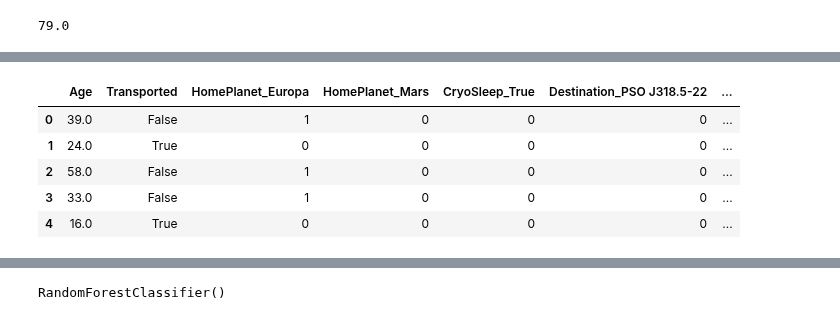
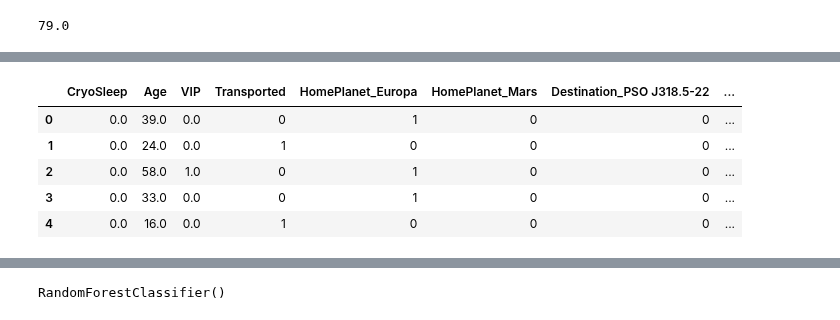
Before and after one commit to Chirag314/EDA, a Jupyter notebook: spaceship_titanic1.ipynb, the cells around one changed output, grey strips where cells are left out. Saved outputs shown, nothing was run; the diff lists cells and outputs as text; code cells hidden in the pictures.

```diff
--- a/spaceship_titanic1.ipynb
+++ b/spaceship_titanic1.ipynb
@@ -232,6 +234,6 @@ dtype: object
 # %%
 # We dont need passengerId for prediction purpose so we should drop it
-df.drop('PassengerId',axis=1,inplace=True)
-df.head()
+train_df.drop('PassengerId',axis=1,inplace=True)
+train_df.head()
 # %% [output]
 |  | HomePlanet | CryoSleep | Cabin | Destination | Age | VIP | RoomService | FoodCourt | ShoppingMall | ... |
@@ -243,7 +245,15 @@ df.head()
 # %%
 #Define categorical variables
-df['Cabin']=pd.Categorical(df['Cabin'])
-df['Destination']=pd.Categorical(df['Destination'])
-df['HomePlanet']=pd.Categorical(df['HomePlanet'])
-df['CryoSleep']=pd.Categorical(df['CryoSleep'])
-df['VIP']=pd.Categorical(df['VIP'])
+#df['Cabin']=pd.Categorical(df['Cabin'])
+train_df['Destination']=pd.Categorical(df['Destination'])
+train_df['HomePlanet']=pd.Categorical(df['HomePlanet'])
+#df['CryoSleep']=pd.Categorical(df['CryoSleep'])
+#df['VIP']=pd.Categorical(df['VIP'])
+train_df.drop('Name',axis=1,inplace=True)
+train_df.drop('Cabin',axis=1,inplace=True)
+train_df.drop('ShoppingMall',axis=1,inplace=True)
+train_df.drop('VRDeck',axis=1,inplace=True)
+train_df.drop('FoodCourt',axis=1,inplace=True)
+train_df.drop('Spa',axis=1,inplace=True)
+train_df.drop('RoomService',axis=1,inplace=True)
+train_df.head()
@@ -267,9 +284,14 @@ df.head()
 # %%
 #df['Age'] = df['Age'].fillna(df['Age'].mean()[0])
 
-ma=df['Age'].mean()
-ma
-df['Age'].fillna(ma, inplace=True)
-df['Age'].max()
+ma=train_df['Age'].mean()
+#modhp=train_df['HomePlanet'].mode()
+train_df['Age'].fillna(ma, inplace=True)
+#train_df['HomePlanet'].fillna(modhp, inplace=True)
+#train_df['CryoSleep'].fillna(train_df['CryoSleep'].mode(), inplace=True)
+#SimpleImputer(strategy="most_frequent").fit_transform(train_df[['VIP']])
+train_df.CryoSleep = train_df.CryoSleep.dropna()
+train_df['VIP'].fillna(train_df['VIP'].mode(), inplace=True)
+train_df['Age'].max()
 # %% [output]
 79.0
@@ -276,13 +308,16 @@ df['Age'].max()
+# %%
+# Drop missing values from dataset
+train_df.dropna(axis=0,inplace=True)
 # %%
 #Transform categorical variables to dummy variabes
-df=pd.get_dummies(df,drop_first=True)
-df.head()
+train_df=pd.get_dummies(train_df,drop_first=True)
+train_df.head()
 # %% [output]
-|  | Age | Transported | HomePlanet_Europa | HomePlanet_Mars | CryoSleep_True | Destination_PSO J318.5-22 | ... |
-| 0 | 39.0 | False | 1 | 0 | 0 | 0 | ... |
-| 1 | 24.0 | True | 0 | 0 | 0 | 0 | ... |
-| 2 | 58.0 | False | 1 | 0 | 0 | 0 | ... |
-| 3 | 33.0 | False | 1 | 0 | 0 | 0 | ... |
-| 4 | 16.0 | True | 0 | 0 | 0 | 0 | ... |
+|  | CryoSleep | Age | VIP | Transported | HomePlanet_Europa | HomePlanet_Mars | Destination_PSO J318.5-22 | ... |
+| 0 | 0.0 | 39.0 | 0.0 | 0 | 1 | 0 | 0 | ... |
+| 1 | 0.0 | 24.0 | 0.0 | 1 | 0 | 0 | 0 | ... |
+| 2 | 0.0 | 58.0 | 1.0 | 0 | 1 | 0 | 0 | ... |
+| 3 | 0.0 | 33.0 | 0.0 | 0 | 1 | 0 | 0 | ... |
+| 4 | 0.0 | 16.0 | 0.0 | 1 | 0 | 0 | 0 | ... |
 # %%
 # Create test train dataset
```
Also changed, not shown: parts of 33 cells of this notebook.
